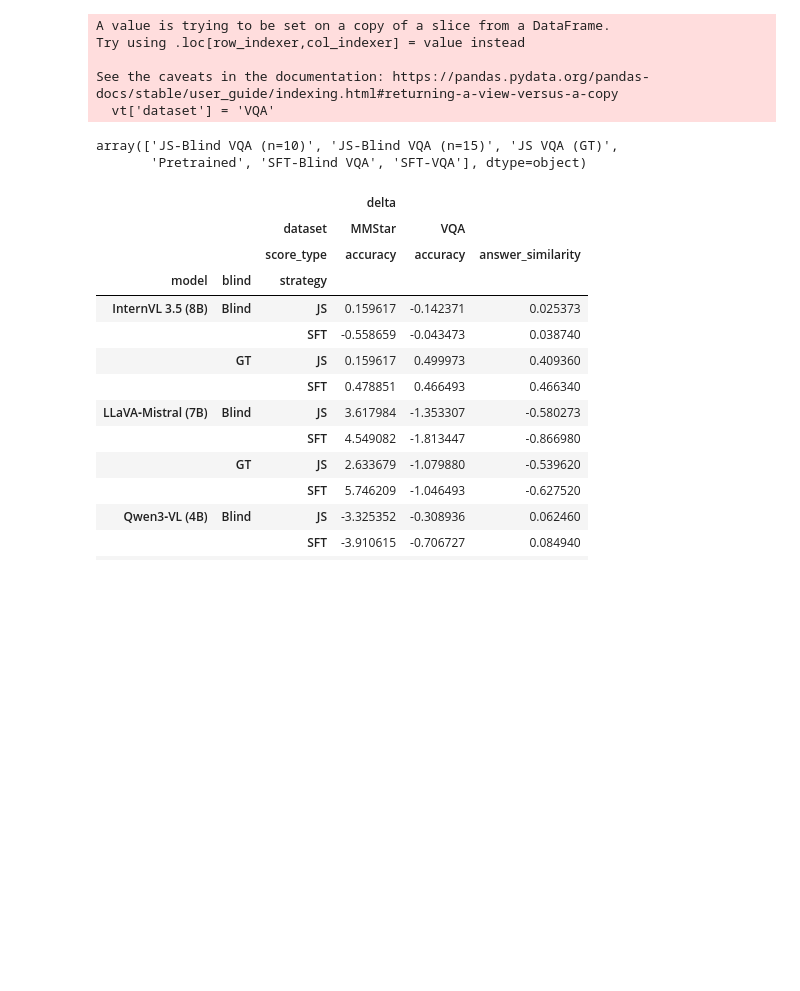
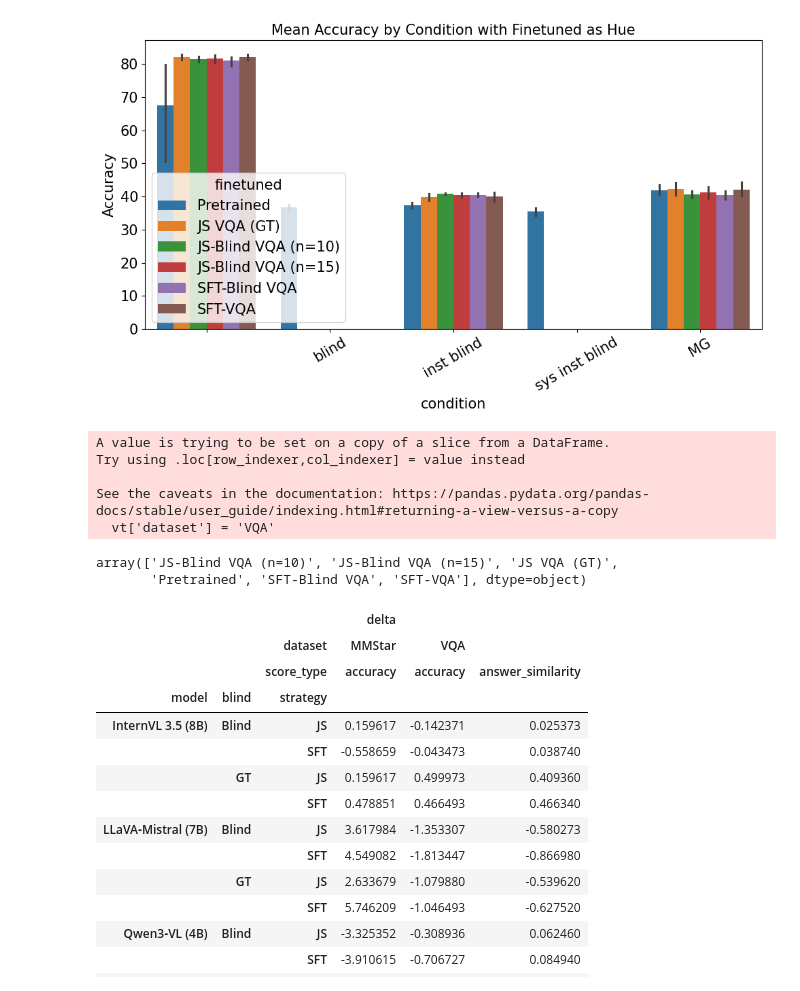
Before and after one commit to unolop/HPA, a Jupyter notebook: evaluation/analysis/analysis-finetuned.ipynb, the cells around one changed output. Drawn from its saved outputs; the diff is of its cells as text; code cells hidden in the pictures; blank space fills up the shorter version.

```diff
--- a/evaluation/analysis/analysis-finetuned.ipynb
+++ b/evaluation/analysis/analysis-finetuned.ipynb
@@ -80,3 +63,29 @@ vp
+# %%
+import matplotlib.pyplot as plt
+import seaborn as sns
+
+# Barplot of the means for each 'finetuned' hue
+plot_df = vp.melt(
+    id_vars=['model', 'finetuned', 'trained_dataset'],
+    value_vars=[col for col in vp.columns if col not in ['model', 'finetuned', 'trained_dataset']],
+    var_name='condition',
+    value_name='accuracy'
+)
+
+plt.figure(figsize=(10, 6))
+sns.barplot(
+    data=plot_df,
+    x='condition',
+    y='accuracy',
+    hue='finetuned'
+)
+plt.title("Mean Accuracy by Condition with Finetuned as Hue")
+plt.ylabel('Accuracy')
+plt.xticks(rotation=30)
+plt.tight_layout()
+plt.show()
+# %% [output]
+[figure, added]
 # %%
 vt['dataset'] = 'VQA'
 vt = vt.fillna('Pretrained')
```
Also changed, not shown: parts of 4 cells of this notebook, 9 other files.
